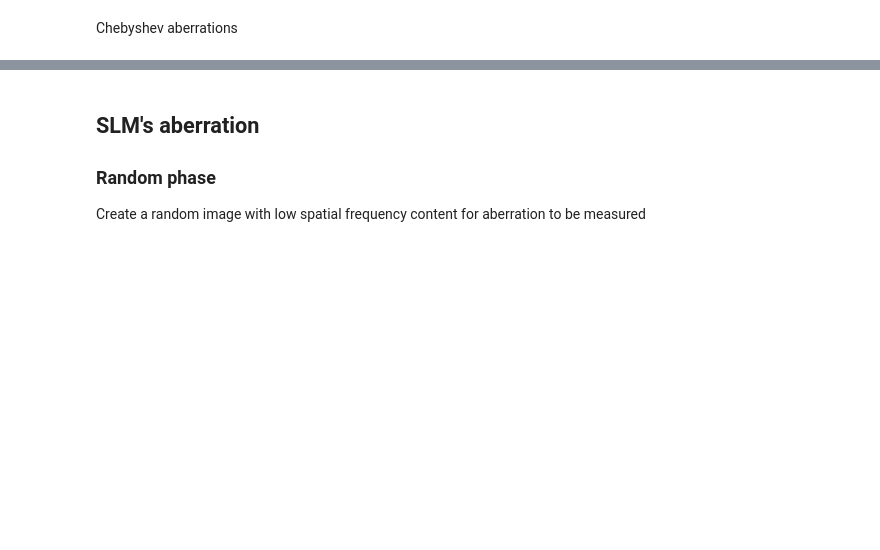
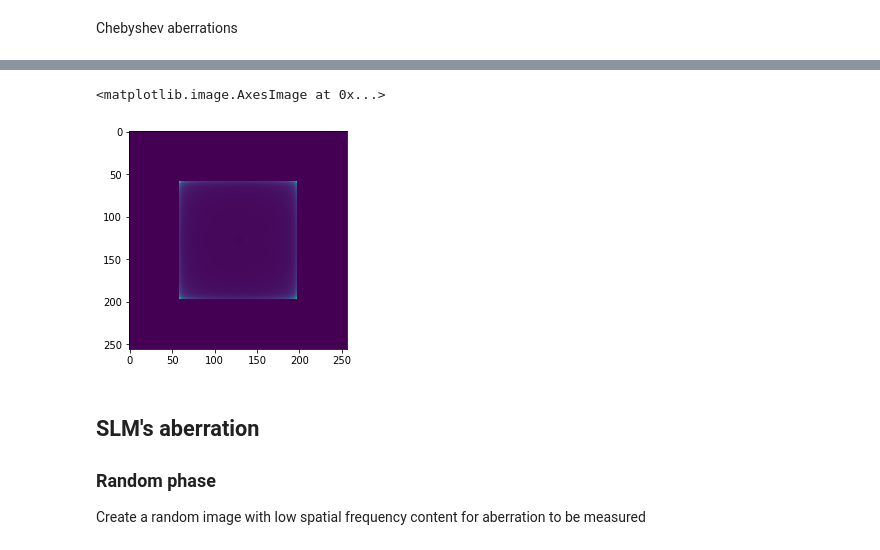
Before and after one commit to imperial-photonics/HexSimInstrument, a Jupyter notebook: R11SLM_correction_simulation_Chebyshev.ipynb, the cells around one changed output, grey strips where cells are left out. Drawn from its saved outputs; the diff is of its cells as text; code cells hidden in the pictures; blank space fills up the shorter version.

```diff
--- a/R11SLM_correction_simulation_Chebyshev.ipynb
+++ b/R11SLM_correction_simulation_Chebyshev.ipynb
@@ -95,3 +109,8 @@ plt.imshow(chs[2,1])
+# %%
+plt.imshow(wt)
+# %% [output]
+<matplotlib.image.AxesImage at 0x...>
+[figure, added]
 # %% [markdown]
 ## SLM's aberration
 ### Random phase
```
Also changed, not shown: parts of 12 cells of this notebook.
